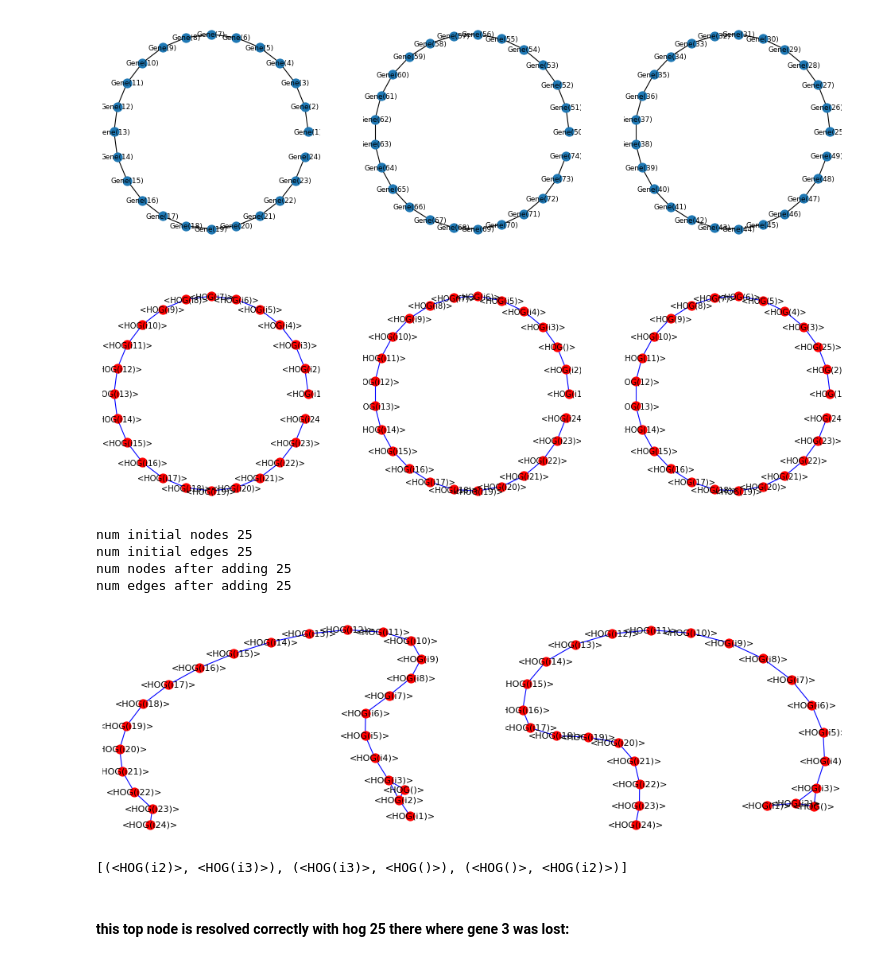
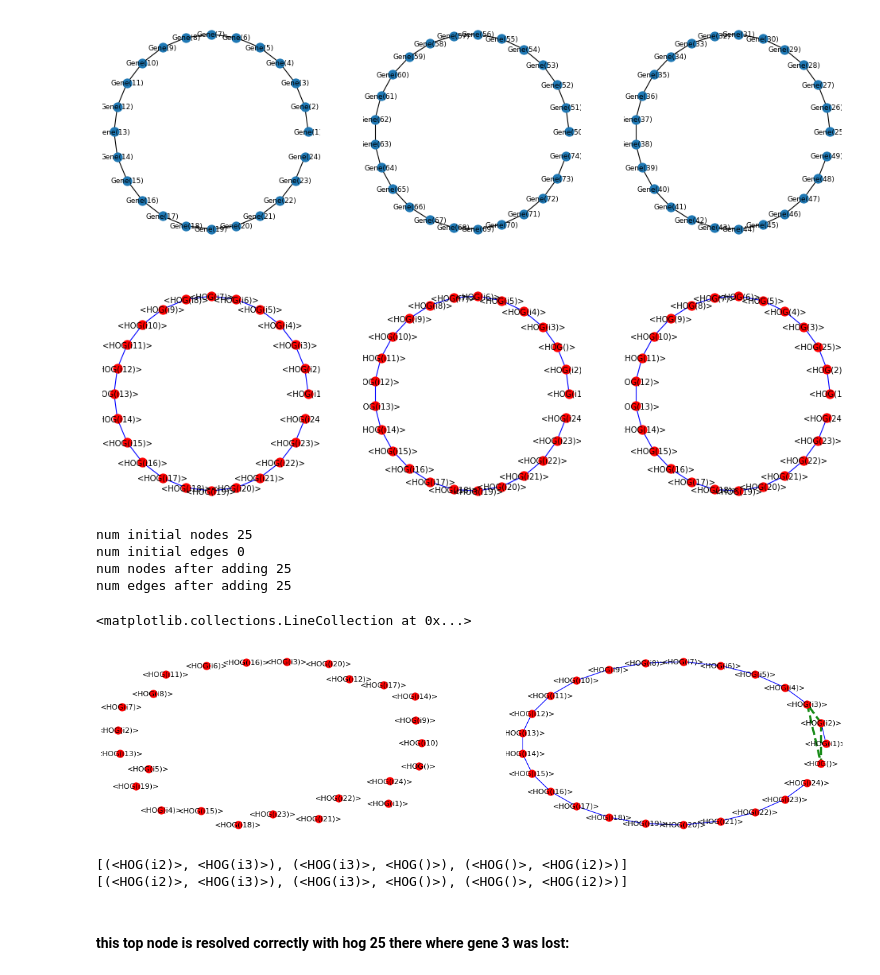
Before and after one commit to kjgilbert/SyntenyBasedOrthology, a Jupyter notebook: My_SyntOrtho_Code/GraphTheory_SyntenyReconstruction.ipynb, the cells around one changed output. Cells and saved outputs as stored; diff of their text form; code cells hidden in the pictures.

Commit message:
working on graph weights

```diff
--- a/My_SyntOrtho_Code/GraphTheory_SyntenyReconstruction.ipynb
+++ b/My_SyntOrtho_Code/GraphTheory_SyntenyReconstruction.ipynb
@@ -549,7 +543,7 @@ for tree_node in ham_analysis_no_name.taxonomy.tree.traverse('postorder'):
    \-SE002_aa
 [figure]
 # %%
-fig=plt.figure(figsize=(15, 10), dpi= 80, facecolor='w', edgecolor='k')
+fig=plt.figure(figsize=(18, 10), dpi= 80, facecolor='w', edgecolor='k')
 
 ## MANUALLY ?? do the internal nodes for now
 
@@ -559,40 +553,78 @@ descendants = tree_node.name.split("/")
 plt.subplot(221)
 nx.draw(tree_node.taxon.graph[0], with_labels=True, font_weight='normal', font_size=10, node_size=100,
         #pos=nx.spring_layout(tree_node.taxon.graph[0]),
         node_color='r', edge_color='b')
+##print("edges before", tree_node.taxon.graph[0].edges)
+
+current_graph = tree_node.taxon.graph[0]
 
 # must be an easier way to see the descendant nodes?
-
 descendant1 = ham_analysis_no_name.get_extant_genome_by_name(descendants[0])
 descendant2 = ham_analysis_no_name.get_extant_genome_by_name(descendants[1])
 
 ##print("desc1", descendant1.taxon.graph[0].edges)
 ##print("desc1", descendant1.taxon.graph[1].edges)
 ##print("desc2", descendant2.taxon.graph[0].edges)
 ##print("desc2", descendant2.taxon.graph[1].edges)
 
 print("num initial nodes", tree_node.taxon.graph[0].number_of_nodes())
 print("num initial edges", tree_node.taxon.graph[0].number_of_edges())
 
 # add edges from descendant1
-tree_node.taxon.graph[0].add_edges_from(descendant1.taxon.graph[1].edges)
+temp1 = descendant1.taxon.graph[1] # the parent graph of descendant 1
+for edg in temp1.edges:
+    if current_graph.has_edge(edg[0], edg[1]):
+        # we added this one before, just increase the weight by one
+        current_graph[edg[0]][edg[1]]['weight'] += 1
+    else:
+        # new edge. add with weight=1
+        current_graph.add_edge(edg[0], edg[1], weight=1)
+#tree_node.taxon.graph[0].add_edges_from(descendant1.taxon.graph[1].edges)
+
 # add edges from descendant2
-tree_node.taxon.graph[0].add_edges_from(descendant2.taxon.graph[1].edges)
+temp2 = descendant2.taxon.graph[1] # the parent graph of descendant 2
+for edg in temp2.edges:
+    if current_graph.has_edge(edg[0], edg[1]):
+        # we added this one before, just increase the weight by one
+        current_graph[edg[0]][edg[1]]['weight'] += 1
+    else:
+        # new edge. add with weight=1
+        current_graph.add_edge(edg[0], edg[1], weight=1)
+#tree_node.taxon.graph[0].add_edges_from(descendant2.taxon.graph[1].edges)
+
 
 print("num nodes after adding", tree_node.taxon.graph[0].number_of_nodes())
 print("num edges after adding", tree_node.taxon.graph[0].number_of_edges())
 ##print(tree_node.taxon.graph[0].edges)
 
 plt.subplot(222)
-nx.draw(tree_node.taxon.graph[0], with_labels=True, font_weight='normal', font_size=10, node_size=100,
+#nx.draw(tree_node.taxon.graph[0], with_labels=True, font_weight='normal', font_size=10, node_size=100,
         #pos=nx.circular_layout(tree_node.taxon.graph[0]),
-        node_color='r', edge_color='b')
+#        node_color='r', edge_color='b')
+
+#print("edges after", tree_node.taxon.graph[0].edges)
+#vars(tree_node.taxon.graph[0])#._adj)
+##labels = nx.get_edge_attributes(tree_node.taxon.graph[0],'weight')
+##print(labels)
+
+
+large_edges = [(u, v) for (u, v, d) in current_graph.edges(data=True) if d['weight'] > 1]
+small_edges = [(u, v) for (u, v, d) in current_graph.edges(data=True) if d['weight'] <= 1]
+
+nx.draw(current_graph, with_labels=True, font_weight='normal', font_size=10, node_size=100,
+        pos=nx.circular_layout(current_graph),
+        node_color='r', edge_color='w')
+
+#nx.draw_networkx_nodes(current_graph, pos=nx.circular_layout(current_graph), node_size=100, with_labels=True)
+nx.draw_networkx_edges(current_graph, pos=nx.circular_layout(current_graph), edgelist=large_edges, width=1, edge_color='blue', style='solid')
+nx.draw_networkx_edges(current_graph, pos=nx.circular_layout(current_graph), edgelist=small_edges, width=3, alpha=0.9, edge_color='g', style='dashed')
 # %% [output]
 num initial nodes 25
-num initial edges 25
+num initial edges 0
 num nodes after adding 25
 num edges after adding 25
+<matplotlib.collections.LineCollection at 0x...>
-[figure, old version]
+[figure, new version]
 # %%
 ## need the code here to settle the case of which path is correct (should go hog i1-i2-_-i3)
 
@@ -600,9 +632,13 @@ num edges after adding 25
 loop_edges = nx.find_cycle(tree_node.taxon.graph[0])
 print(loop_edges)
 
+loop_edges2 = nx.find_cycle(current_graph)
+print(loop_edges2)
+
 # find these edges in the two descendants to settle the loop
 # %% [output]
 [(<HOG(i2)>, <HOG(i3)>), (<HOG(i3)>, <HOG()>), (<HOG()>, <HOG(i2)>)]
+[(<HOG(i2)>, <HOG(i3)>), (<HOG(i3)>, <HOG()>), (<HOG()>, <HOG(i2)>)]
 # %% [markdown]
 #### this top node is resolved correctly with hog 25 there where gene 3 was lost:
 # %%
```
Also changed, not shown: parts of 1 cell of this notebook.
